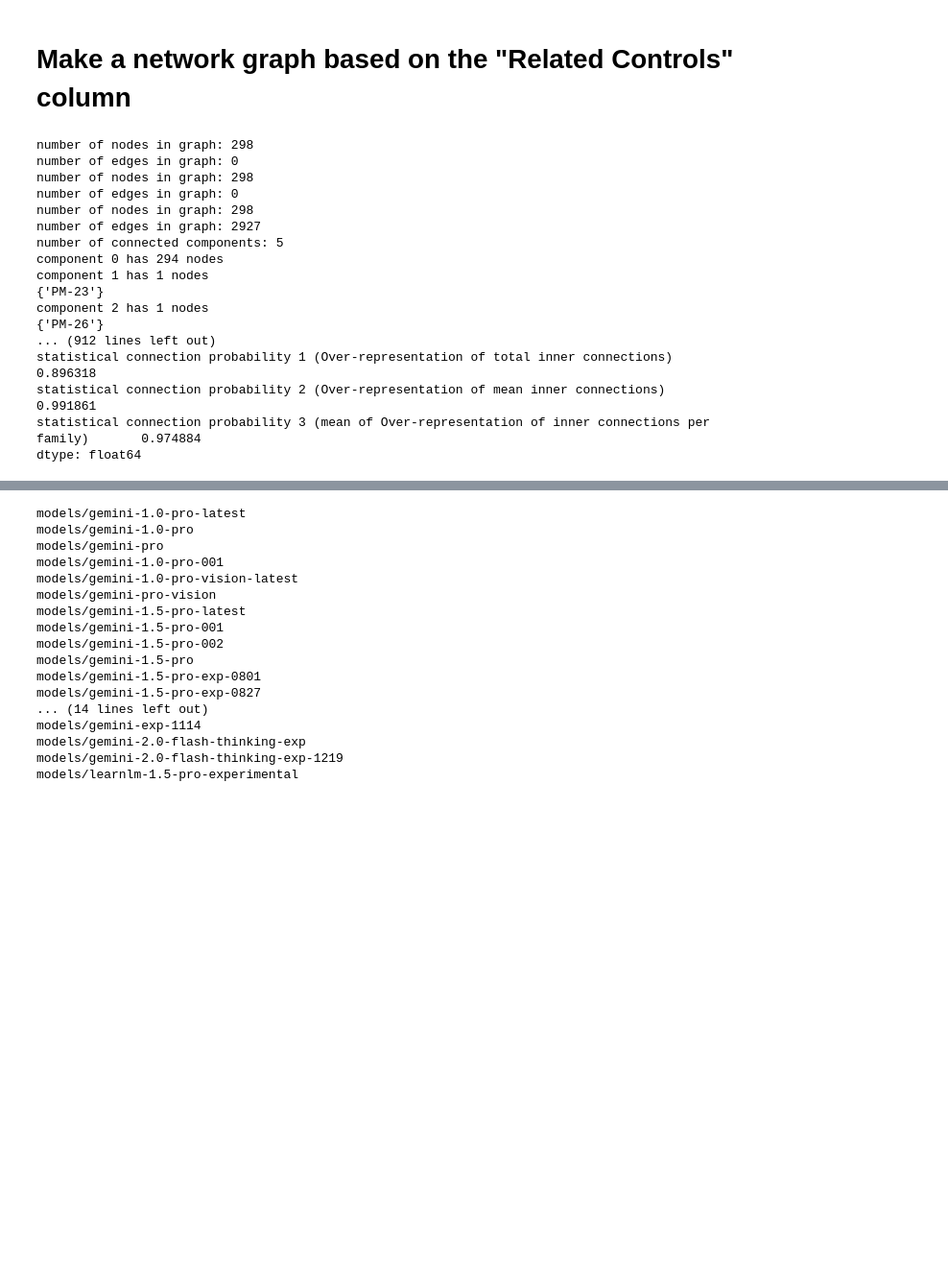
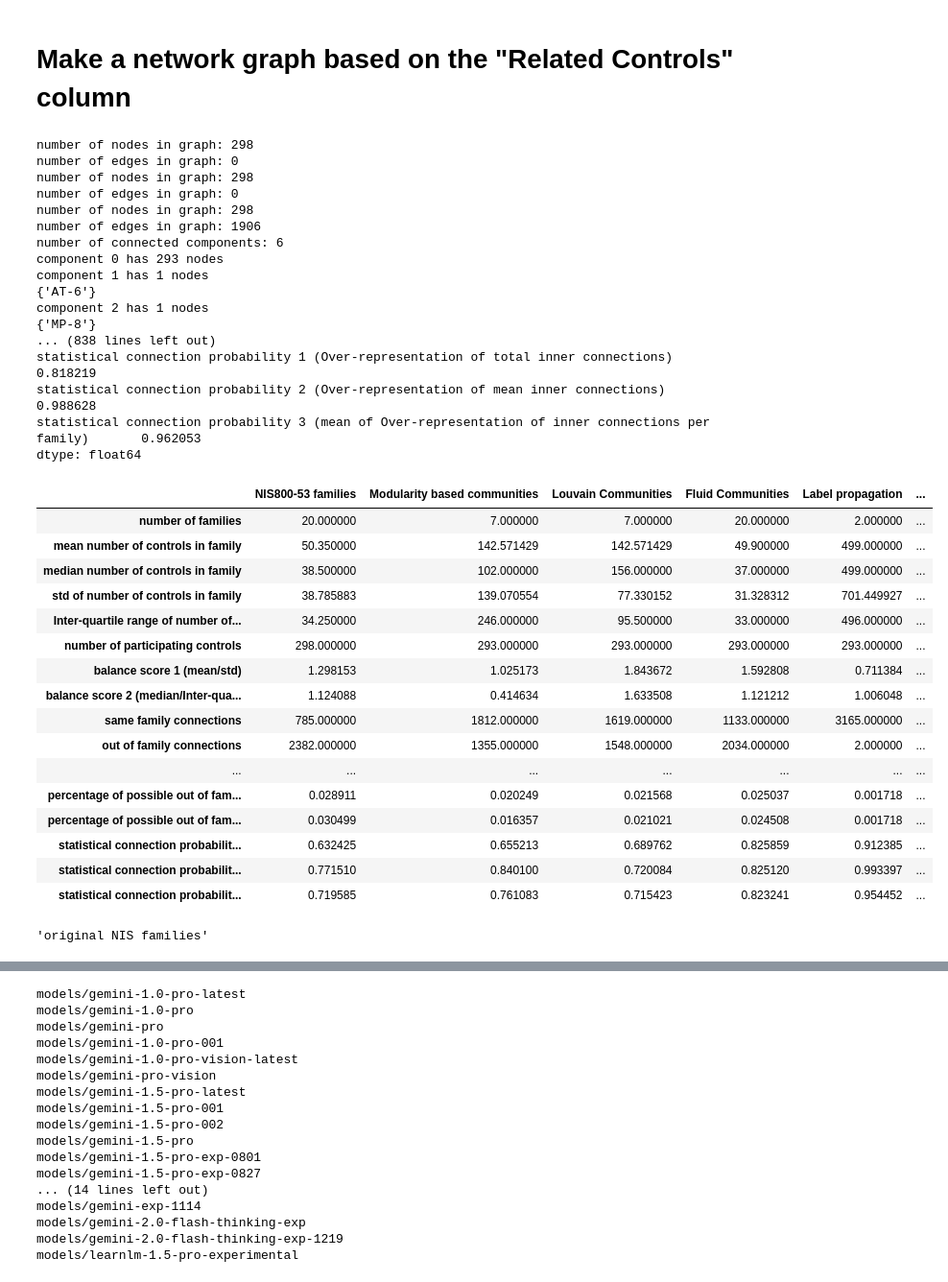
Before and after one commit to lior0110/regulations_analysis, a Jupyter notebook: NIS800-53 analysis 2.ipynb, the cells around one changed output, grey strips where cells are left out. Shown: that part at 96% size. Saved outputs shown, nothing was run; the diff lists cells and outputs as text; code cells hidden in the pictures; blank space fills up the shorter version.

```diff
--- a/NIS800-53 analysis 2.ipynb
+++ b/NIS800-53 analysis 2.ipynb
@@ -265,7 +265,7 @@ is_Weighted:bool = True
 add_groups_summaries:bool = True
 
 i:int=1
-Relations = relations_columns[2:]
+Relations = relations_columns[0]
 
 Related_Controls_Graph = make_network_graph_from_relations(NIS_regulations, Relations,
                                                            is_directed=is_directed, is_Main_Controls_Only=is_Main_Controls_Only, is_Weighted=is_Weighted)
@@ -294,18 +294,55 @@ number of edges in graph: 0
 number of nodes in graph: 298
 number of edges in graph: 0
 number of nodes in graph: 298
-number of edges in graph: 2927
-number of connected components: 5
-component 0 has 294 nodes
+number of edges in graph: 1906
+number of connected components: 6
+component 0 has 293 nodes
 component 1 has 1 nodes
-{'PM-23'}
+{'AT-6'}
 component 2 has 1 nodes
-{'PM-26'}
-... (912 lines left out)
-statistical connection probability 1 (Over-representation of total inner connections)                    0.896318
-statistical connection probability 2 (Over-representation of mean inner connections)                     0.991861
-statistical connection probability 3 (mean of Over-representation of inner connections per family)       0.974884
+{'MP-8'}
+... (838 lines left out)
+statistical connection probability 1 (Over-representation of total inner connections)                    0.818219
+statistical connection probability 2 (Over-representation of mean inner connections)                     0.988628
+statistical connection probability 3 (mean of Over-representation of inner connections per family)       0.962053
 dtype: float64
+# %%
+
+
+with pd.ExcelWriter('regulations outputs\\in family connection statistics test old.xlsx') as writer:
+    in_family_connection_statistics_test.to_excel(writer, sheet_name="methods comparison",merge_cells=False,freeze_panes=(1,1))
+    for i in range(len(relations_DataFrames)) :
+        relations_DataFrames[i].to_excel(writer, sheet_name=relations_DataFrames[i].index.name, merge_cells=False, freeze_panes=(1,1))
+    # NIS_relations_statistics.to_excel(writer, sheet_name="original NIS statistics",merge_cells=False,freeze_panes=(1,1))
+    # Modularity_based_communities_relations_statistics.to_excel(writer, sheet_name="Modularity statistics",merge_cells=False,freeze_panes=(1,1))
+    # Louvain_Communities_relations_statistics.to_excel(writer, sheet_name="Louvain statistics",merge_cells=False,freeze_panes=(1,1))
+    # Fluid_Communities_relations_statistics.to_excel(writer, sheet_name="Fluid statistics",merge_cells=False,freeze_panes=(1,1))
+
+in_family_connection_statistics_test
+# %% [output]
+|  | NIS800-53 families | Modularity based communities | Louvain Communities | Fluid Communities | Label propagation | ... |
+| number of families | 20.000000 | 7.000000 | 7.000000 | 20.000000 | 2.000000 | ... |
+| mean number of controls in family | 50.350000 | 142.571429 | 142.571429 | 49.900000 | 499.000000 | ... |
+| median number of controls in family | 38.500000 | 102.000000 | 156.000000 | 37.000000 | 499.000000 | ... |
+| std of number of controls in family | 38.785883 | 139.070554 | 77.330152 | 31.328312 | 701.449927 | ... |
+| Inter-quartile range of number of... | 34.250000 | 246.000000 | 95.500000 | 33.000000 | 496.000000 | ... |
+| number of participating controls | 298.000000 | 293.000000 | 293.000000 | 293.000000 | 293.000000 | ... |
+| balance score 1 (mean/std) | 1.298153 | 1.025173 | 1.843672 | 1.592808 | 0.711384 | ... |
+| balance score 2 (median/Inter-qua... | 1.124088 | 0.414634 | 1.633508 | 1.121212 | 1.006048 | ... |
+| same family connections | 785.000000 | 1812.000000 | 1619.000000 | 1133.000000 | 3165.000000 | ... |
+| out of family connections | 2382.000000 | 1355.000000 | 1548.000000 | 2034.000000 | 2.000000 | ... |
+| ... | ... | ... | ... | ... | ... | ... |
+| percentage of possible out of fam... | 0.028911 | 0.020249 | 0.021568 | 0.025037 | 0.001718 | ... |
+| percentage of possible out of fam... | 0.030499 | 0.016357 | 0.021021 | 0.024508 | 0.001718 | ... |
+| statistical connection probabilit... | 0.632425 | 0.655213 | 0.689762 | 0.825859 | 0.912385 | ... |
+| statistical connection probabilit... | 0.771510 | 0.840100 | 0.720084 | 0.825120 | 0.993397 | ... |
+| statistical connection probabilit... | 0.719585 | 0.761083 | 0.715423 | 0.823241 | 0.954452 | ... |
+# %%
+
+
+relations_DataFrames[0].index.name
+# %% [output]
+'original NIS families'
 # %%
 
 len(relations_DataFrames)
```
Also changed, not shown: parts of 8 cells of this notebook.
